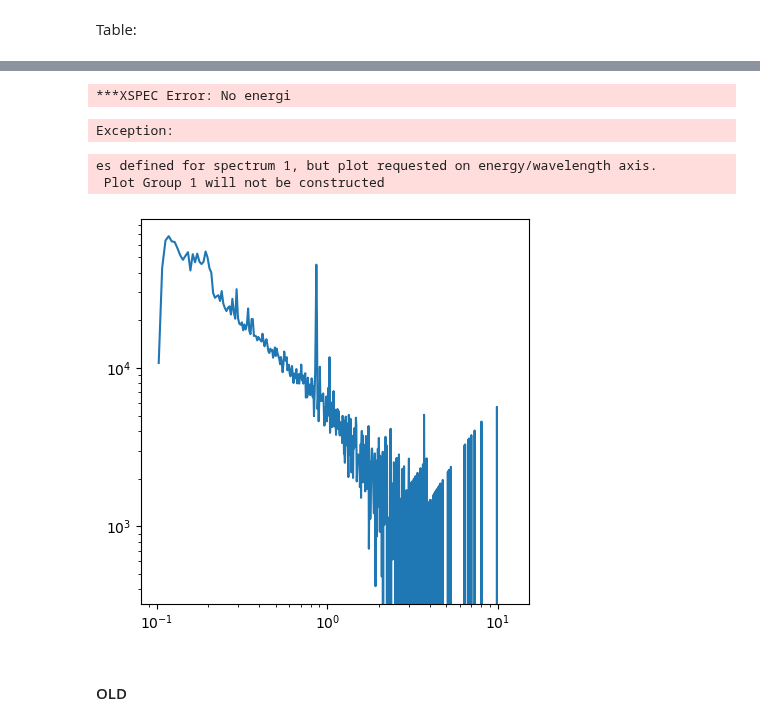
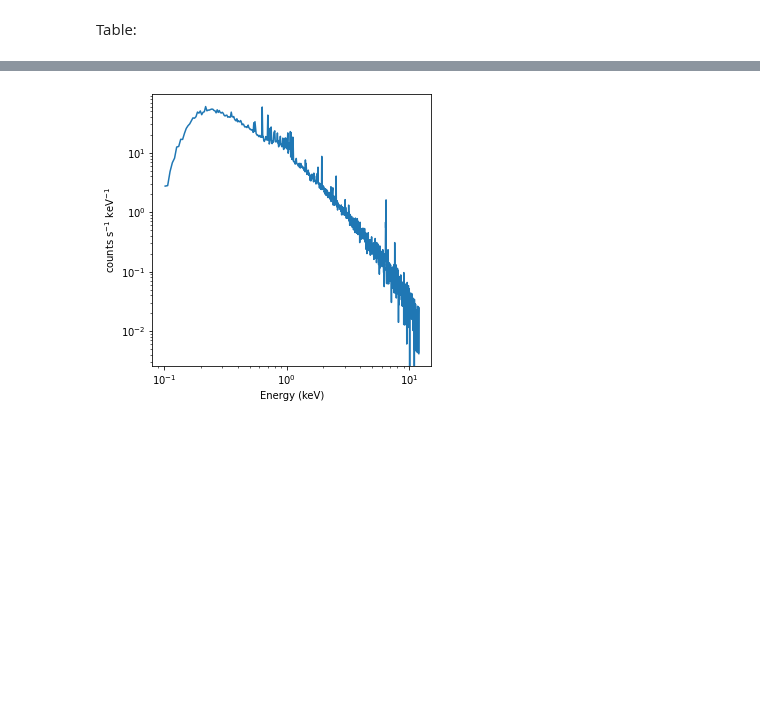
Before and after one commit to pi4imu/magneticum, a Jupyter notebook: spectra_from_photons.ipynb, the cells around one changed output, grey strips where cells are left out. Cells and saved outputs as stored; diff of their text form; code cells hidden in the pictures; blank space fills up the shorter version.

```diff
--- a/spectra_from_photons.ipynb
+++ b/spectra_from_photons.ipynb
@@ -632,7 +780,2 @@ x.Plot.xAxis = "keV"
 # %%
-x.Plot("lcounts")
+x.AllModels.clear()
-# %% [output]
-***XSPEC Error: No energi
-Exception:
-es defined for spectrum 1, but plot requested on energy/wavelength axis.
- Plot Group 1 will not be constructed
@@ -642,10 +784,21 @@ yVals = x.Plot.y()
 # %%
+x.Plot("ldata")
+
+xVals = x.Plot.x()
+yVals = x.Plot.y()
+
 plt.figure(figsize=(5, 5))
 
-plt.plot(xVals, np.multiply(np.multiply(xVals,xVals),yVals))
+plt.plot(xVals, yVals)# np.multiply(np.multiply(xVals,xVals),yVals))
 plt.xscale('log')
 plt.yscale('log')
+
+plt.xlabel(x.Plot.labels()[0])
+plt.ylabel(x.Plot.labels()[1])
+#plt.title(x.Plot.labels()[2])
+
+#plt.ylim(10**(-1), 10**2)
+
+plt.show()
 # %% [output]
-[figure, old version]
+[figure, new version]
-# %% [markdown]
-#### OLD
```
Also changed, not shown: parts of 71 cells of this notebook, 1 other file.
